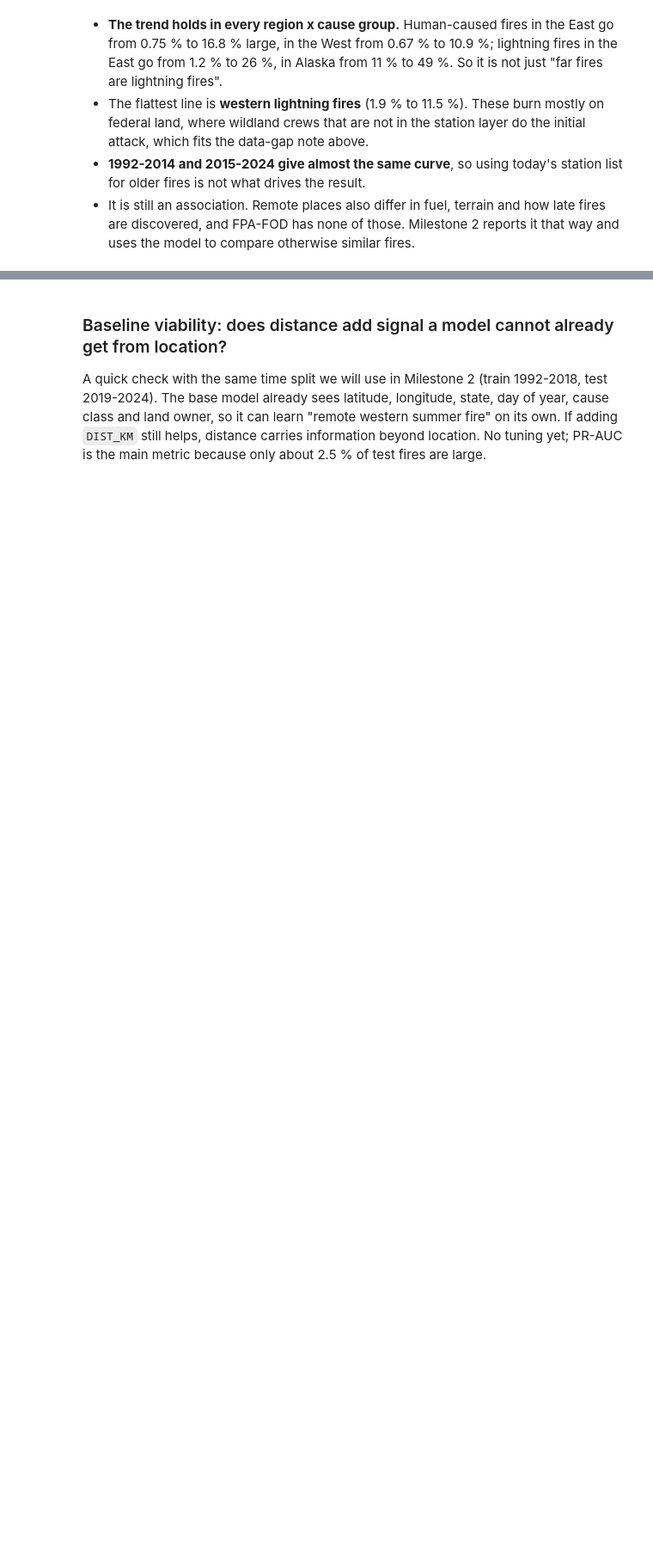
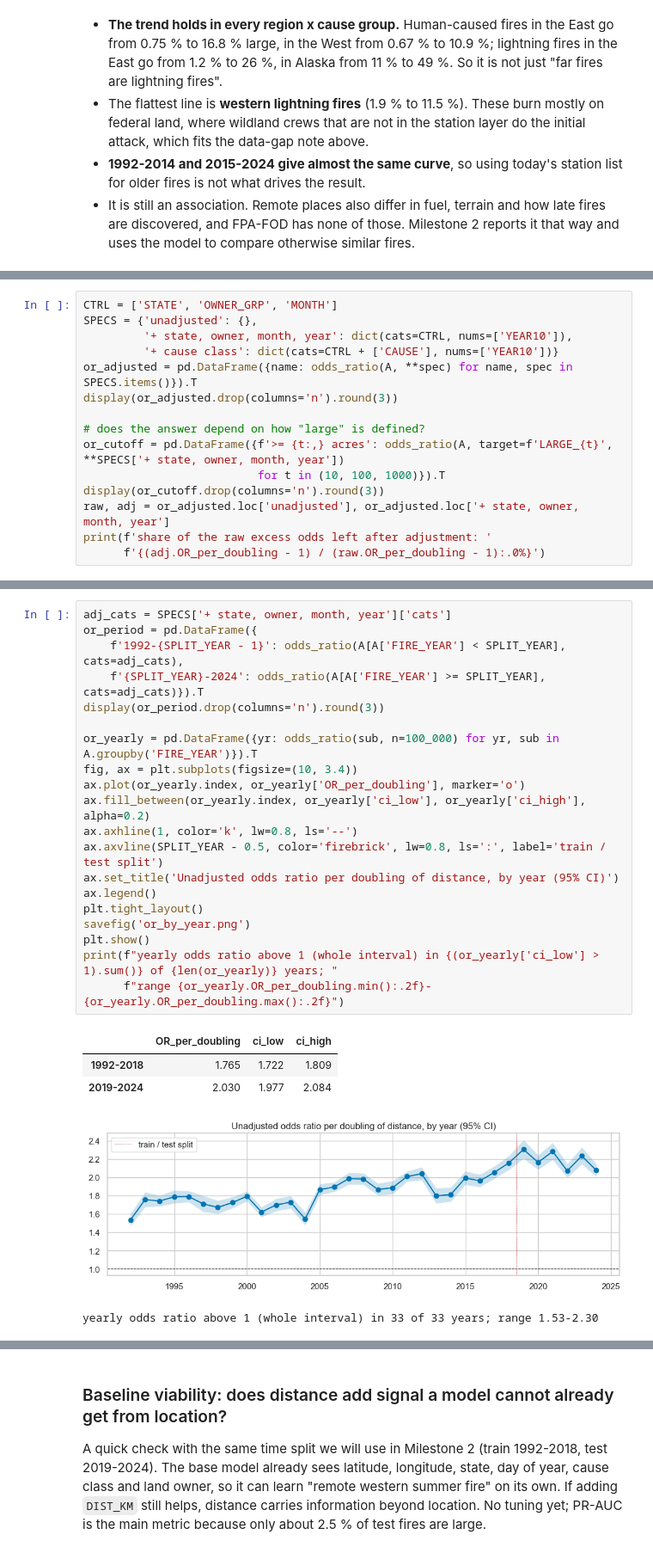
Before and after one commit to dolamquan/csen281_capstone, a Jupyter notebook: EDA/milestone1_eda.ipynb, the cells around one changed output, grey strips where cells are left out. Shown at 86% size. Drawn from its saved outputs; the diff is of its cells as text; blank space fills up the shorter version.

```diff
--- a/EDA/milestone1_eda.ipynb
+++ b/EDA/milestone1_eda.ipynb
@@ -646,0 +835,15 @@ display(strata.pivot_table(index='DIST_BAND', columns=['REGION', 'NWCG_CAUSE_CLA
+# %%
+CTRL = ['STATE', 'OWNER_GRP', 'MONTH']
+SPECS = {'unadjusted': {},
+         '+ state, owner, month, year': dict(cats=CTRL, nums=['YEAR10']),
+         '+ cause class': dict(cats=CTRL + ['CAUSE'], nums=['YEAR10'])}
+or_adjusted = pd.DataFrame({name: odds_ratio(A, **spec) for name, spec in SPECS.items()}).T
+display(or_adjusted.drop(columns='n').round(3))
+
+# does the answer depend on how "large" is defined?
+or_cutoff = pd.DataFrame({f'>= {t:,} acres': odds_ratio(A, target=f'LARGE_{t}', **SPECS['+ state, owner, month, year'])
+                          for t in (10, 100, 1000)}).T
+display(or_cutoff.drop(columns='n').round(3))
+raw, adj = or_adjusted.loc['unadjusted'], or_adjusted.loc['+ state, owner, month, year']
+print(f'share of the raw excess odds left after adjustment: '
+      f'{(adj.OR_per_doubling - 1) / (raw.OR_per_doubling - 1):.0%}')
@@ -646,0 +866,26 @@ display(strata.pivot_table(index='DIST_BAND', columns=['REGION', 'NWCG_CAUSE_CLA
+# %%
+adj_cats = SPECS['+ state, owner, month, year']['cats']
+or_period = pd.DataFrame({
+    f'1992-{SPLIT_YEAR - 1}': odds_ratio(A[A['FIRE_YEAR'] < SPLIT_YEAR], cats=adj_cats),
+    f'{SPLIT_YEAR}-2024': odds_ratio(A[A['FIRE_YEAR'] >= SPLIT_YEAR], cats=adj_cats)}).T
+display(or_period.drop(columns='n').round(3))
+
+or_yearly = pd.DataFrame({yr: odds_ratio(sub, n=100_000) for yr, sub in A.groupby('FIRE_YEAR')}).T
+fig, ax = plt.subplots(figsize=(10, 3.4))
+ax.plot(or_yearly.index, or_yearly['OR_per_doubling'], marker='o')
+ax.fill_between(or_yearly.index, or_yearly['ci_low'], or_yearly['ci_high'], alpha=0.2)
+ax.axhline(1, color='k', lw=0.8, ls='--')
+ax.axvline(SPLIT_YEAR - 0.5, color='firebrick', lw=0.8, ls=':', label='train / test split')
+ax.set_title('Unadjusted odds ratio per doubling of distance, by year (95% CI)')
+ax.legend()
+plt.tight_layout()
+savefig('or_by_year.png')
+plt.show()
+print(f"yearly odds ratio above 1 (whole interval) in {(or_yearly['ci_low'] > 1).sum()} of {len(or_yearly)} years; "
+      f"range {or_yearly.OR_per_doubling.min():.2f}-{or_yearly.OR_per_doubling.max():.2f}")
+# %% [output]
+|  | OR_per_doubling | ci_low | ci_high |
+| 1992-2018 | 1.765 | 1.722 | 1.809 |
+| 2019-2024 | 2.030 | 1.977 | 2.084 |
+[figure, added]
+yearly odds ratio above 1 (whole interval) in 33 of 33 years; range 1.53-2.30
```
Also changed, not shown: parts of 36 cells of this notebook, 39 other files.
